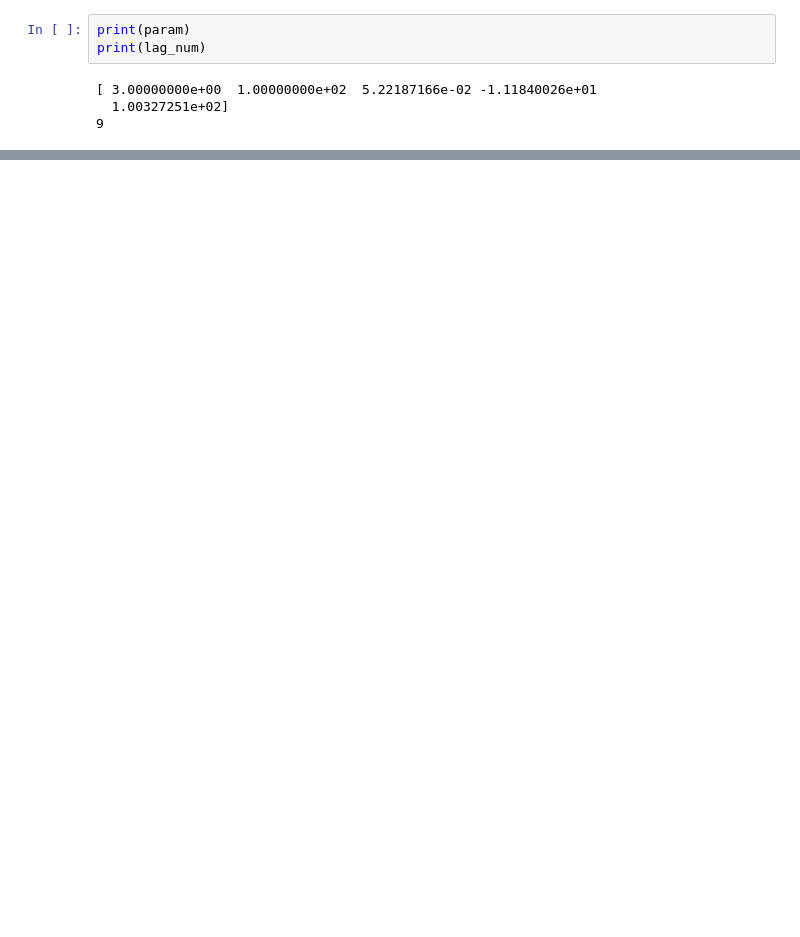
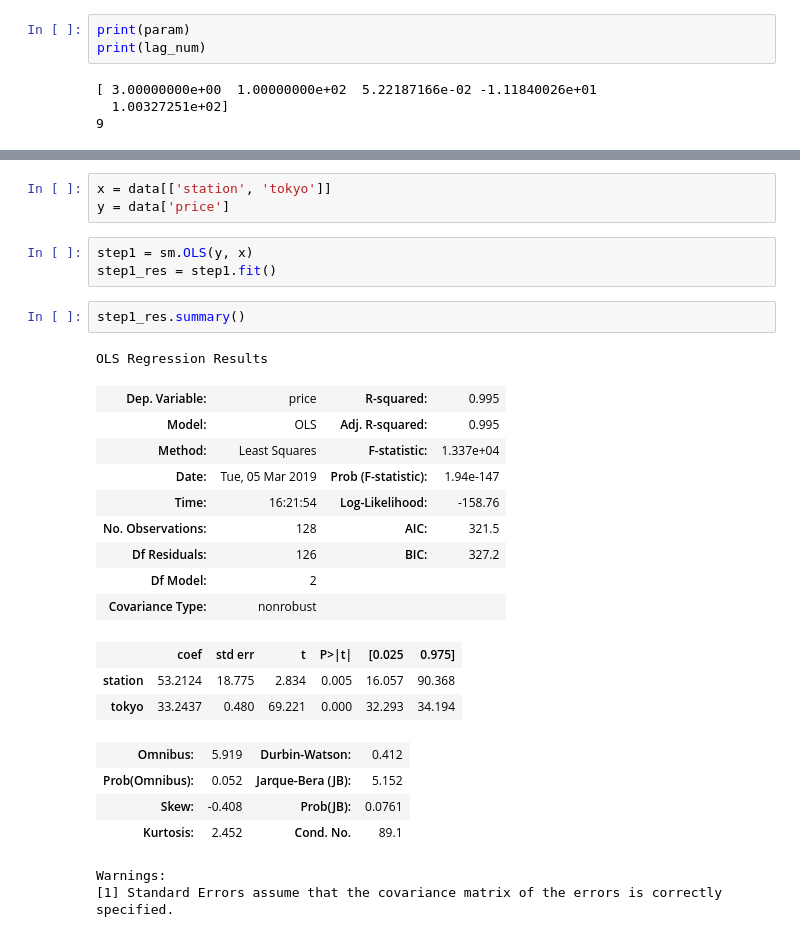
Before and after one commit to ryuya-ko/LDAT_LS_2019, a Jupyter notebook: code/python/kriging_imple.ipynb, the cells around one changed output, grey strips where cells are left out. Saved outputs shown, nothing was run; the diff lists cells and outputs as text; blank space fills up the shorter version.

Commit message:
Add the process of implementation of regression kriging. done for estimating the coeff param using FGLS

```diff
--- a/code/python/kriging_imple.ipynb
+++ b/code/python/kriging_imple.ipynb
@@ -86,0 +82,28 @@ rbfi = Rbf(x, y, z)
+# %%
+x = data[['station', 'tokyo']]
+y = data['price']
+# %%
+step1 = sm.OLS(y, x)
+step1_res = step1.fit()
+# %%
+step1_res.summary()
+# %% [output]
+OLS Regression Results
+| Dep. Variable: | price | R-squared: | 0.995 |
+| Model: | OLS | Adj. R-squared: | 0.995 |
+| Method: | Least Squares | F-statistic: | 1.337e+04 |
+| Date: | Tue, 05 Mar 2019 | Prob (F-statistic): | 1.94e-147 |
+| Time: | 16:21:54 | Log-Likelihood: | -158.76 |
+| No. Observations: | 128 | AIC: | 321.5 |
+| Df Residuals: | 126 | BIC: | 327.2 |
+| Df Model: | 2 |  |  |
+| Covariance Type: | nonrobust |  |  |
+|  | coef | std err | t | P>|t| | [0.025 | 0.975] |
+| station | 53.2124 | 18.775 | 2.834 | 0.005 | 16.057 | 90.368 |
+| tokyo | 33.2437 | 0.480 | 69.221 | 0.000 | 32.293 | 34.194 |
+| Omnibus: | 5.919 | Durbin-Watson: | 0.412 |
+| Prob(Omnibus): | 0.052 | Jarque-Bera (JB): | 5.152 |
+| Skew: | -0.408 | Prob(JB): | 0.0761 |
+| Kurtosis: | 2.452 | Cond. No. | 89.1 |
+Warnings:
+[1] Standard Errors assume that the covariance matrix of the errors is correctly specified.
```
Also changed, not shown: parts of 17 cells of this notebook, 2 other files.
